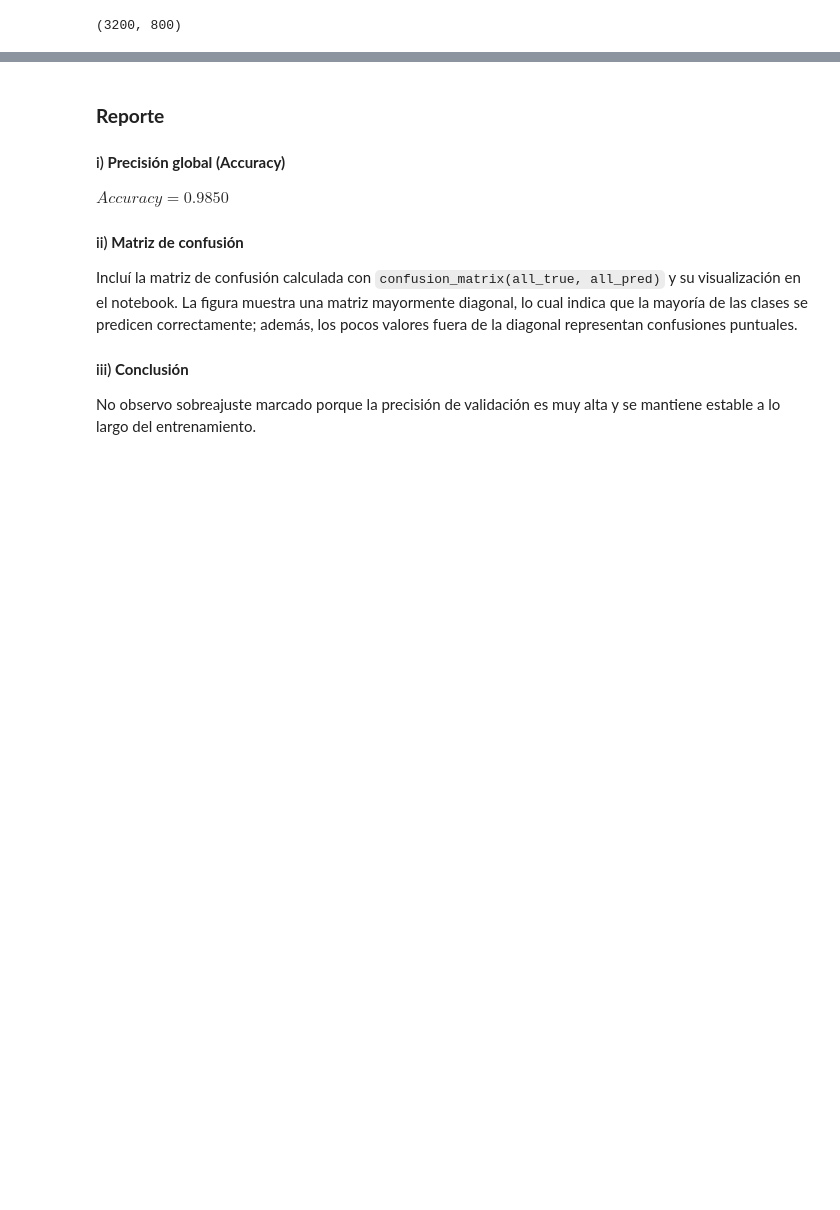
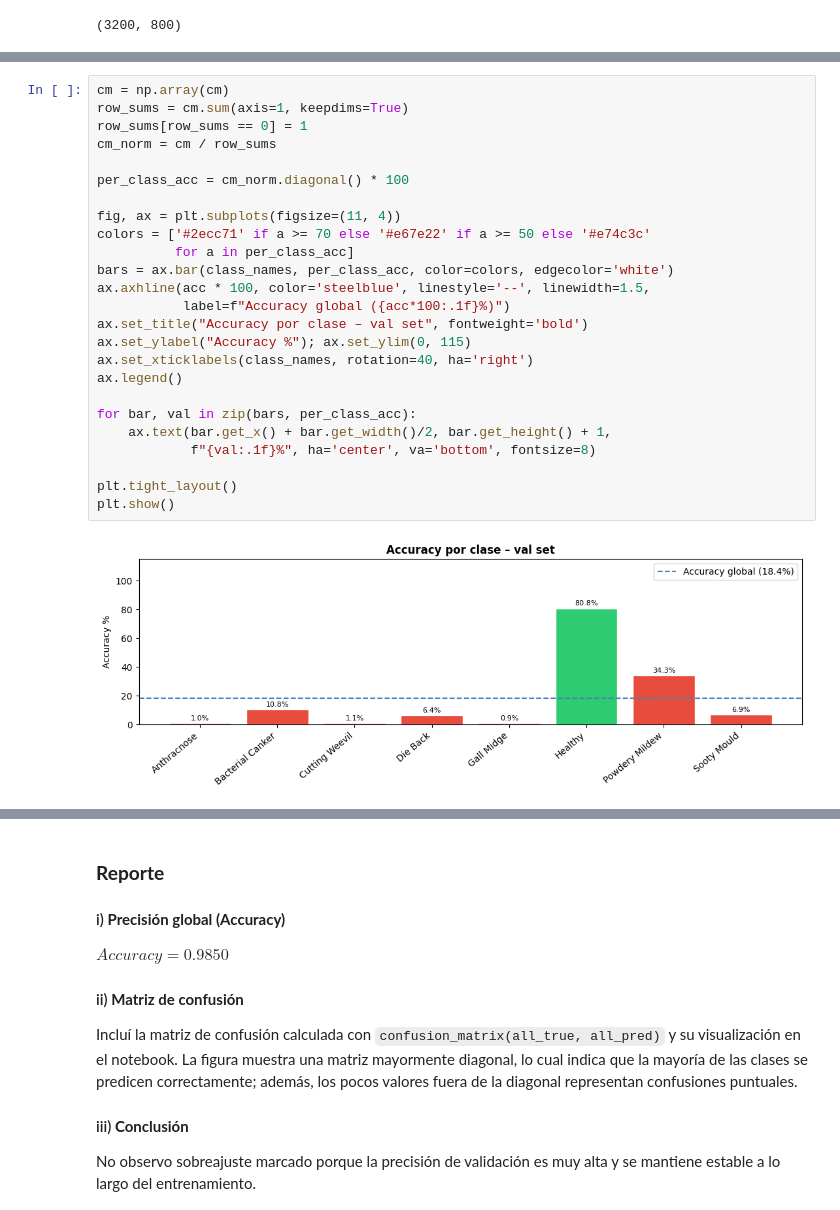
Before and after one commit to SergioAle210/Corto1, a Jupyter notebook: Corto1.ipynb, the cells around one changed output, grey strips where cells are left out. Cells and saved outputs as stored; diff of their text form; blank space fills up the shorter version.

Commit message:
feat: add graphs

```diff
--- a/Corto1.ipynb
+++ b/Corto1.ipynb
@@ -257,0 +283,27 @@ plt.show()
+# %%
+cm = np.array(cm)
+row_sums = cm.sum(axis=1, keepdims=True)
+row_sums[row_sums == 0] = 1
+cm_norm = cm / row_sums
+
+per_class_acc = cm_norm.diagonal() * 100
+
+fig, ax = plt.subplots(figsize=(11, 4))
+colors = ['#2ecc71' if a >= 70 else '#e67e22' if a >= 50 else '#e74c3c'
+          for a in per_class_acc]
+bars = ax.bar(class_names, per_class_acc, color=colors, edgecolor='white')
+ax.axhline(acc * 100, color='steelblue', linestyle='--', linewidth=1.5,
+           label=f"Accuracy global ({acc*100:.1f}%)")
+ax.set_title("Accuracy por clase – val set", fontweight='bold')
+ax.set_ylabel("Accuracy %"); ax.set_ylim(0, 115)
+ax.set_xticklabels(class_names, rotation=40, ha='right')
+ax.legend()
+
+for bar, val in zip(bars, per_class_acc):
+    ax.text(bar.get_x() + bar.get_width()/2, bar.get_height() + 1,
+            f"{val:.1f}%", ha='center', va='bottom', fontsize=8)
+
+plt.tight_layout()
+plt.show()
+# %% [output]
+[figure, added]
```
Also changed, not shown: parts of 6 cells of this notebook.
